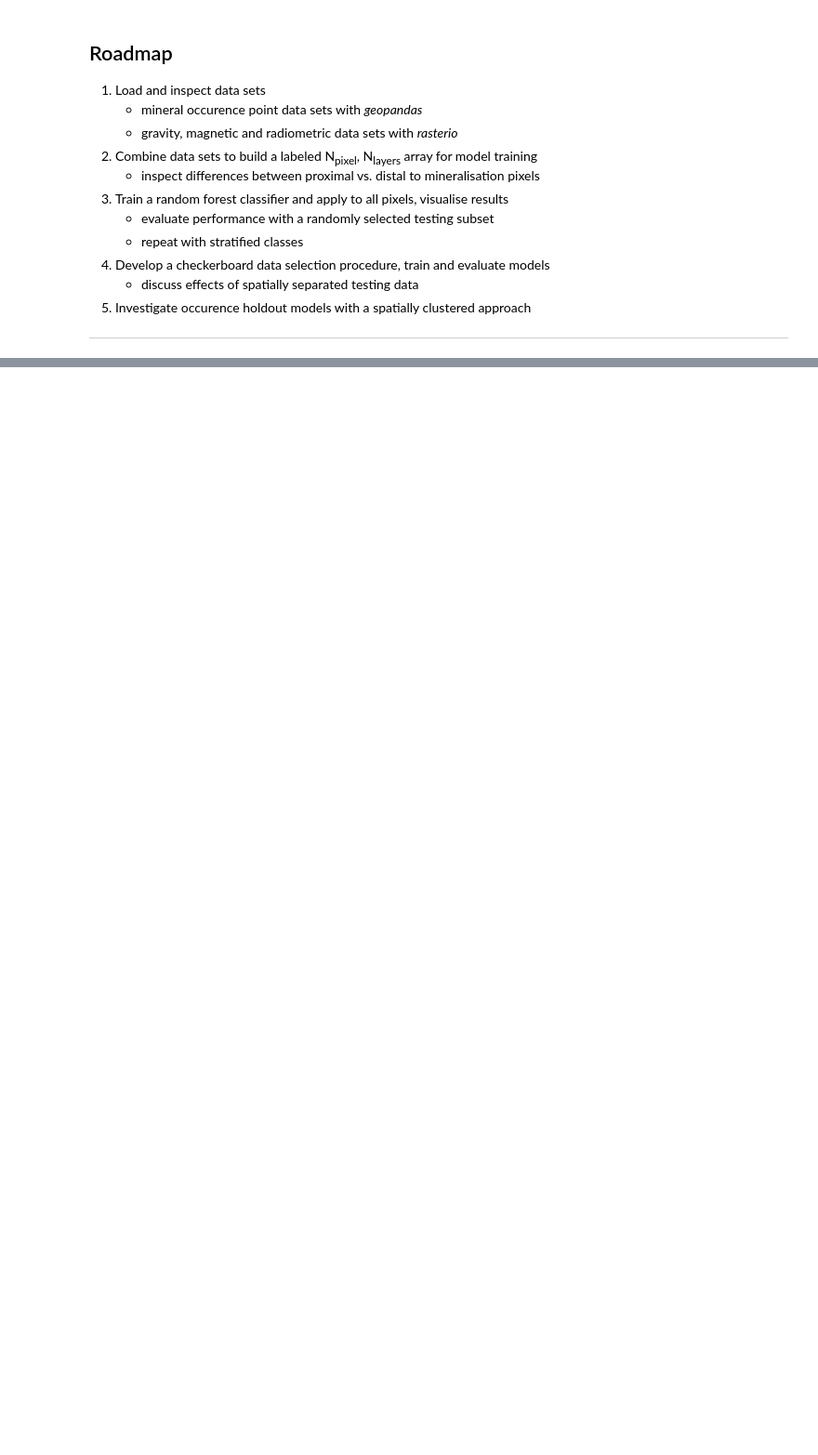
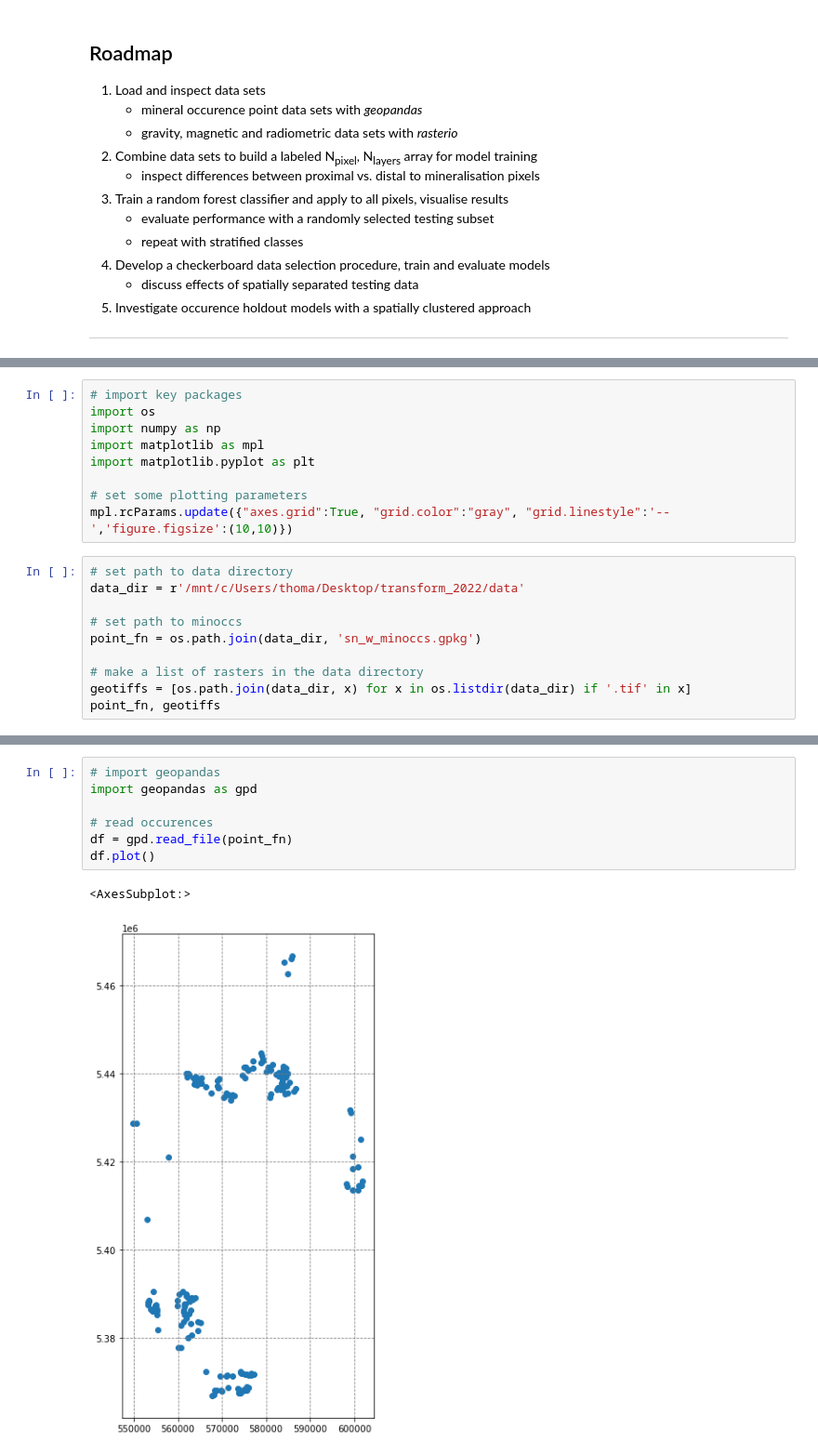
Before and after one commit to Solve-Geosolutions/transform_2022, a Jupyter notebook: live_notebook.ipynb, the cells around one changed output, grey strips where cells are left out. Shown at 93% size. Cells and saved outputs as stored; diff of their text form; blank space fills up the shorter version.

```diff
--- a/live_notebook.ipynb
+++ b/live_notebook.ipynb
@@ -51,0 +50,19 @@
+# %%
+# import key packages
+import os
+import numpy as np
+import matplotlib as mpl
+import matplotlib.pyplot as plt
+
+# set some plotting parameters
+mpl.rcParams.update({"axes.grid":True, "grid.color":"gray", "grid.linestyle":'--','figure.figsize':(10,10)})
+# %%
+# set path to data directory
+data_dir = r'/mnt/c/Users/thoma/Desktop/transform_2022/data'
+
+# set path to minoccs
+point_fn = os.path.join(data_dir, 'sn_w_minoccs.gpkg')
+
+# make a list of rasters in the data directory
+geotiffs = [os.path.join(data_dir, x) for x in os.listdir(data_dir) if '.tif' in x]
+point_fn, geotiffs
@@ -51,0 +78,10 @@
+# %%
+# import geopandas
+import geopandas as gpd
+
+# read occurences
+df = gpd.read_file(point_fn)
+df.plot()
+# %% [output]
+<AxesSubplot:>
+[figure, added]
```
Also changed, not shown: parts of 27 cells of this notebook, 1 other file.
